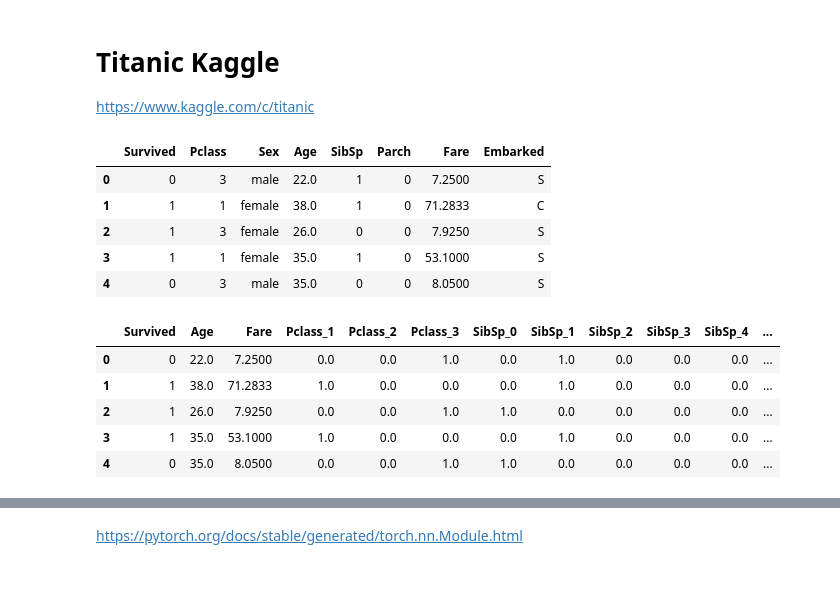
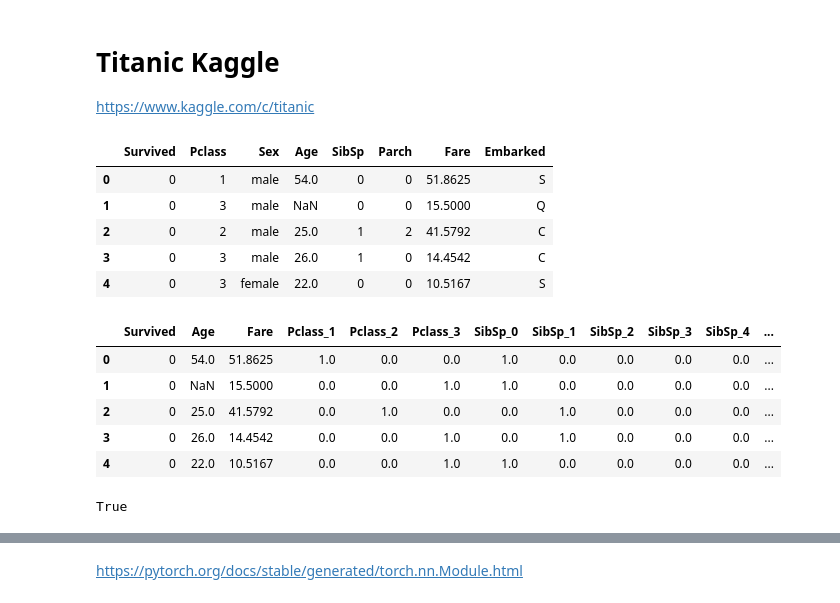
Before and after one commit to dmitrymailk/learn_DL, a Jupyter notebook: dive_into_dl/LinearRegression.ipynb, the cells around one changed output, grey strips where cells are left out. Saved outputs shown, nothing was run; the diff lists cells and outputs as text; code cells hidden in the pictures.

```diff
--- a/dive_into_dl/LinearRegression.ipynb
+++ b/dive_into_dl/LinearRegression.ipynb
@@ -21,30 +22,38 @@ import torch.nn as nn
 # %%
-dataset_train = pd.read_csv("./data/TitanicKaggle/train.csv")
-dataset_test = pd.read_csv("./data/TitanicKaggle/test.csv")
+dataset = pd.read_csv("./data/TitanicKaggle/train.csv")
+# dataset_test = pd.read_csv("./data/TitanicKaggle/test.csv")
+dataset_train, dataset_test = train_test_split(dataset, test_size=0.33, random_state=42)
 
-drop_columns = ['Name', 'PassengerId', 'Ticket', 'Cabin']
+dataset_train = dataset_train.reset_index()
+dataset_test = dataset_test.reset_index()
+
+drop_columns = ['Name', 'PassengerId', 'Ticket', 'Cabin', 'index']
 dataset_train = dataset_train.drop(columns=drop_columns)
+dataset_test = dataset_test.drop(columns=drop_columns)
 # %%
 dataset_train.head()
 # %% [output]
 |  | Survived | Pclass | Sex | Age | SibSp | Parch | Fare | Embarked |
-| 0 | 0 | 3 | male | 22.0 | 1 | 0 | 7.2500 | S |
-| 1 | 1 | 1 | female | 38.0 | 1 | 0 | 71.2833 | C |
-| 2 | 1 | 3 | female | 26.0 | 0 | 0 | 7.9250 | S |
-| 3 | 1 | 1 | female | 35.0 | 1 | 0 | 53.1000 | S |
-| 4 | 0 | 3 | male | 35.0 | 0 | 0 | 8.0500 | S |
+| 0 | 0 | 1 | male | 54.0 | 0 | 0 | 51.8625 | S |
+| 1 | 0 | 3 | male | NaN | 0 | 0 | 15.5000 | Q |
+| 2 | 0 | 2 | male | 25.0 | 1 | 2 | 41.5792 | C |
+| 3 | 0 | 3 | male | 26.0 | 1 | 0 | 14.4542 | C |
+| 4 | 0 | 3 | female | 22.0 | 0 | 0 | 10.5167 | S |
 # %%
-def encode_categorical(dataset, columns):
+def encode_categorical(dataset, columns, full_dataset):
   dataset = dataset.copy(deep=True)
+  # print(dataset)
   dataset_cols = dataset.columns.values
   for column in columns:
     if column in dataset_cols:
-      values_list = dataset[column].values.tolist()
+      values_list = full_dataset[column].values.tolist()
       list_columns = sorted(list(map(str, list(set(values_list)))))
       list_columns_renamed = [f'{column}_{item}' for item in list_columns]
       dict_columns = {item: i for (i, item) in enumerate(list_columns)}
 
-      for i, value in enumerate(values_list):
+      # print(dataset[column].)
+      dataset_values = dataset[column].tolist()
+      for i, value in enumerate(dataset_values):
         value = str(value)
 
         ohe_hot = [0 for _ in range(len(list_columns))]
@@ -54,15 +63,20 @@ def encode_categorical(dataset, columns):
 
   return dataset
 
-# encode_categorical(dataset_train, ['Sex', 'Embarked']).head(3)
+# encode_categorical(dataset_train, ['Sex', 'Embarked'], dataset).head(3)
 # %%
 categorical_labels = ['Pclass', 'SibSp',  'Embarked', 'Sex', 'Parch',]
-dataset_train = encode_categorical(dataset_train, categorical_labels)
+dataset_train = encode_categorical(dataset_train, categorical_labels, dataset)
+dataset_test = encode_categorical(dataset_test, categorical_labels, dataset)
 dataset_train.head(5)
 # %% [output]
 |  | Survived | Age | Fare | Pclass_1 | Pclass_2 | Pclass_3 | SibSp_0 | SibSp_1 | SibSp_2 | SibSp_3 | SibSp_4 | ... |
-| 0 | 0 | 22.0 | 7.2500 | 0.0 | 0.0 | 1.0 | 0.0 | 1.0 | 0.0 | 0.0 | 0.0 | ... |
-| 1 | 1 | 38.0 | 71.2833 | 1.0 | 0.0 | 0.0 | 0.0 | 1.0 | 0.0 | 0.0 | 0.0 | ... |
-| 2 | 1 | 26.0 | 7.9250 | 0.0 | 0.0 | 1.0 | 1.0 | 0.0 | 0.0 | 0.0 | 0.0 | ... |
-| 3 | 1 | 35.0 | 53.1000 | 1.0 | 0.0 | 0.0 | 0.0 | 1.0 | 0.0 | 0.0 | 0.0 | ... |
-| 4 | 0 | 35.0 | 8.0500 | 0.0 | 0.0 | 1.0 | 1.0 | 0.0 | 0.0 | 0.0 | 0.0 | ... |
+| 0 | 0 | 54.0 | 51.8625 | 1.0 | 0.0 | 0.0 | 1.0 | 0.0 | 0.0 | 0.0 | 0.0 | ... |
+| 1 | 0 | NaN | 15.5000 | 0.0 | 0.0 | 1.0 | 1.0 | 0.0 | 0.0 | 0.0 | 0.0 | ... |
+| 2 | 0 | 25.0 | 41.5792 | 0.0 | 1.0 | 0.0 | 0.0 | 1.0 | 0.0 | 0.0 | 0.0 | ... |
+| 3 | 0 | 26.0 | 14.4542 | 0.0 | 0.0 | 1.0 | 0.0 | 1.0 | 0.0 | 0.0 | 0.0 | ... |
+| 4 | 0 | 22.0 | 10.5167 | 0.0 | 0.0 | 1.0 | 1.0 | 0.0 | 0.0 | 0.0 | 0.0 | ... |
+# %%
+len(dataset_train.columns) == len(dataset_test.columns)
+# %% [output]
+True
```
Also changed, not shown: parts of 9 cells of this notebook.
